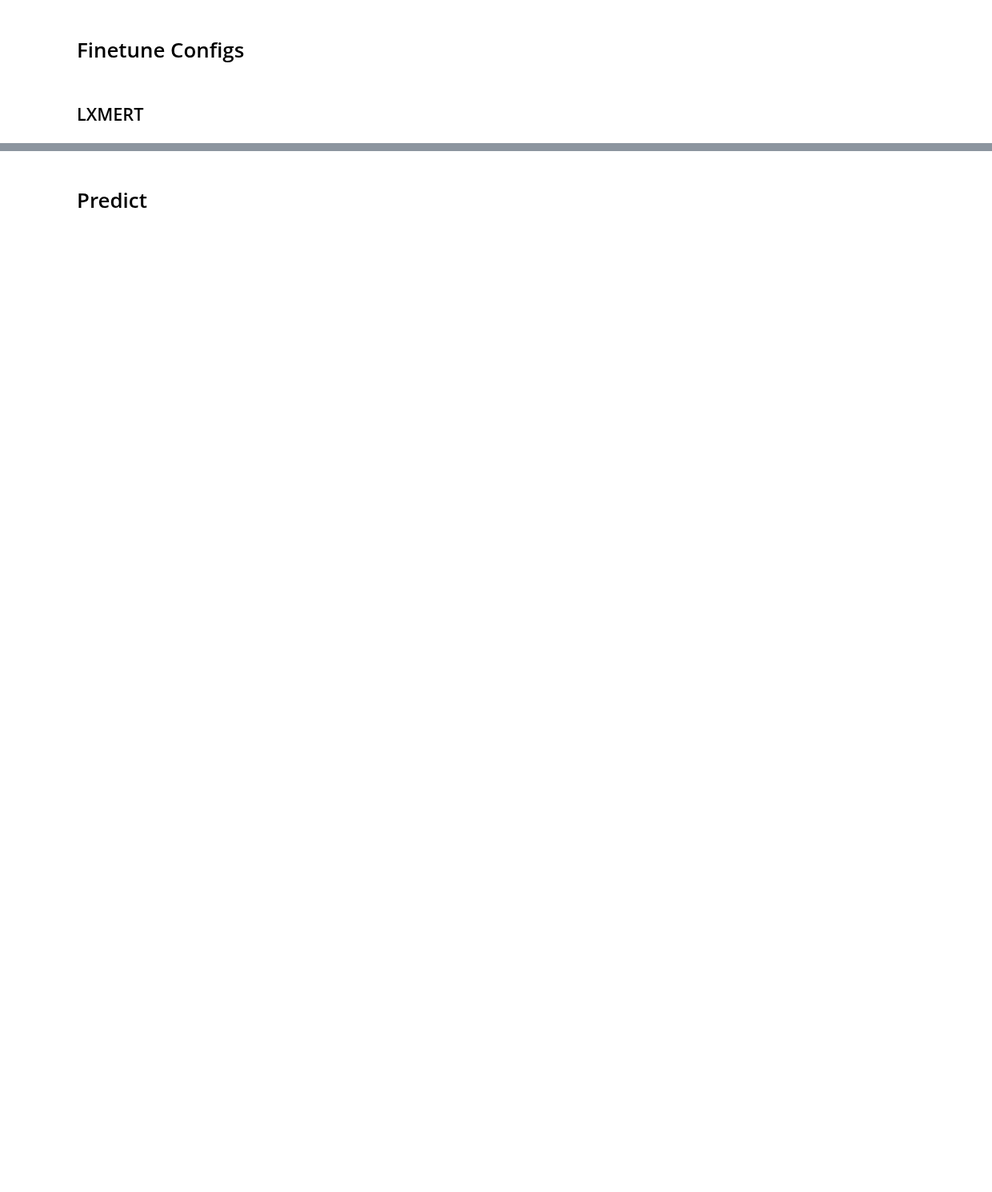
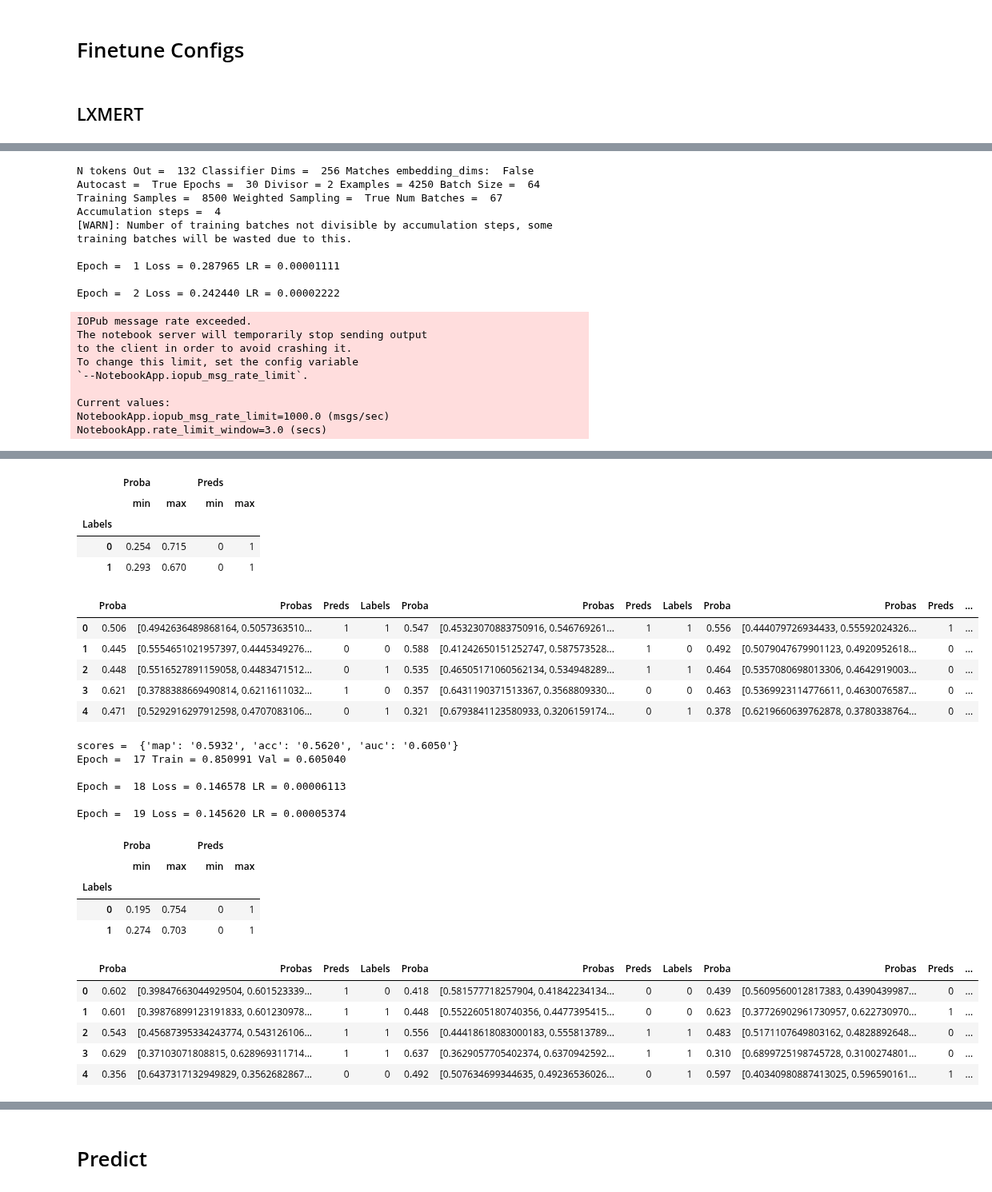
Before and after one commit to faizanahemad/facebook-hateful-memes, a Jupyter notebook: notebooks/LXMERT.ipynb, the cells around one changed output, grey strips where cells are left out. Shown at 80% size. Drawn from its saved outputs; the diff is of its cells as text; code cells hidden in the pictures; blank space fills up the shorter version.

```diff
--- a/notebooks/LXMERT.ipynb
+++ b/notebooks/LXMERT.ipynb
@@ -227,0 +317,22 @@ prfs
+# %%
+batch_size=64
+epochs = 15
+
+kfold = False
+results, prfs = train_validate_ntimes(
+    model_fn,
+    data,
+    batch_size,
+    epochs,
+    kfold=kfold,
+    scheduler_init_fn=scheduler_init_fn,
+    model_call_back=reg_sched,
+    validation_epochs=[2, 7, 9, 11, 14, 17, 19, 24, 28],
+    show_model_stats=False,
+    sampling_policy="without_replacement",
+    accumulation_steps=4,
+)
+r2, p2 = results, prfs
+results
+prfs
+# %% [output]
@@ -227,0 +357,17 @@ prfs
+N tokens Out =  132 Classifier Dims =  256 Matches embedding_dims:  False
+Autocast =  True Epochs =  30 Divisor = 2 Examples = 4250 Batch Size =  64
+Training Samples =  8500 Weighted Sampling =  True Num Batches =  67 Accumulation steps =  4
+[WARN]: Number of training batches not divisible by accumulation steps, some training batches will be wasted due to this.
+
+Epoch =  1 Loss = 0.287965 LR = 0.00001111
+
+Epoch =  2 Loss = 0.242440 LR = 0.00002222
+IOPub message rate exceeded.
+The notebook server will temporarily stop sending output
+to the client in order to avoid crashing it.
+To change this limit, set the config variable
+`--NotebookApp.iopub_msg_rate_limit`.
+
+Current values:
+NotebookApp.iopub_msg_rate_limit=1000.0 (msgs/sec)
+NotebookApp.rate_limit_window=3.0 (secs)
@@ -227,0 +379,28 @@ prfs
+|  | Proba |  | Preds |  |
+|  | min | max | min | max |
+| Labels |  |  |  |  |
+| 0 | 0.254 | 0.715 | 0 | 1 |
+| 1 | 0.293 | 0.670 | 0 | 1 |
+|  | Proba | Probas | Preds | Labels | Proba | Probas | Preds | Labels | Proba | Probas | Preds | ... |
+| 0 | 0.506 | [0.4942636489868164, 0.5057363510... | 1 | 1 | 0.547 | [0.45323070883750916, 0.546769261... | 1 | 1 | 0.556 | [0.444079726934433, 0.55592024326... | 1 | ... |
+| 1 | 0.445 | [0.5554651021957397, 0.4445349276... | 0 | 0 | 0.588 | [0.41242650151252747, 0.587573528... | 1 | 0 | 0.492 | [0.5079047679901123, 0.4920952618... | 0 | ... |
+| 2 | 0.448 | [0.5516527891159058, 0.4483471512... | 0 | 1 | 0.535 | [0.46505171060562134, 0.534948289... | 1 | 1 | 0.464 | [0.5357080698013306, 0.4642919003... | 0 | ... |
+| 3 | 0.621 | [0.3788388669490814, 0.6211611032... | 1 | 0 | 0.357 | [0.6431190371513367, 0.3568809330... | 0 | 0 | 0.463 | [0.5369923114776611, 0.4630076587... | 0 | ... |
+| 4 | 0.471 | [0.5292916297912598, 0.4707083106... | 0 | 1 | 0.321 | [0.6793841123580933, 0.3206159174... | 0 | 1 | 0.378 | [0.6219660639762878, 0.3780338764... | 0 | ... |
+scores =  {'map': '0.5932', 'acc': '0.5620', 'auc': '0.6050'}
+Epoch =  17 Train = 0.850991 Val = 0.605040
+
+Epoch =  18 Loss = 0.146578 LR = 0.00006113
+
+Epoch =  19 Loss = 0.145620 LR = 0.00005374
+|  | Proba |  | Preds |  |
+|  | min | max | min | max |
+| Labels |  |  |  |  |
+| 0 | 0.195 | 0.754 | 0 | 1 |
+| 1 | 0.274 | 0.703 | 0 | 1 |
+|  | Proba | Probas | Preds | Labels | Proba | Probas | Preds | Labels | Proba | Probas | Preds | ... |
+| 0 | 0.602 | [0.39847663044929504, 0.601523339... | 1 | 0 | 0.418 | [0.581577718257904, 0.41842234134... | 0 | 0 | 0.439 | [0.5609560012817383, 0.4390439987... | 0 | ... |
+| 1 | 0.601 | [0.39876899123191833, 0.601230978... | 1 | 1 | 0.448 | [0.5522605180740356, 0.4477395415... | 0 | 0 | 0.623 | [0.37726902961730957, 0.622730970... | 1 | ... |
+| 2 | 0.543 | [0.45687395334243774, 0.543126106... | 1 | 1 | 0.556 | [0.44418618083000183, 0.555813789... | 1 | 1 | 0.483 | [0.5171107649803162, 0.4828892648... | 0 | ... |
+| 3 | 0.629 | [0.37103071808815, 0.628969311714... | 1 | 1 | 0.637 | [0.3629057705402374, 0.6370942592... | 1 | 1 | 0.310 | [0.6899725198745728, 0.3100274801... | 0 | ... |
+| 4 | 0.356 | [0.6437317132949829, 0.3562682867... | 0 | 0 | 0.492 | [0.507634699344635, 0.49236536026... | 0 | 1 | 0.597 | [0.40340980887413025, 0.596590161... | 1 | ... |
```
Also changed, not shown: parts of 3 cells of this notebook, 1 other file.
